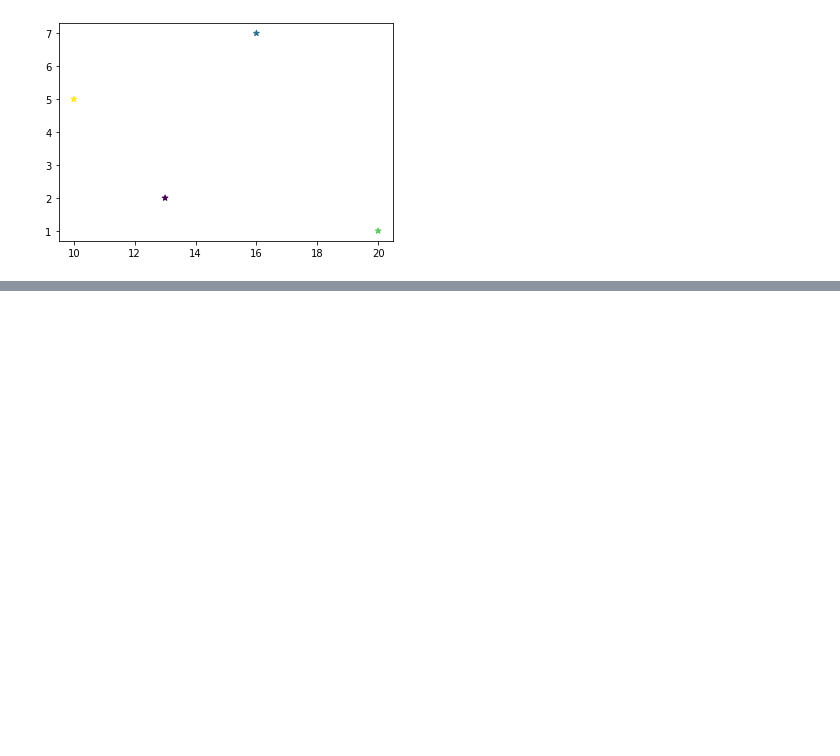
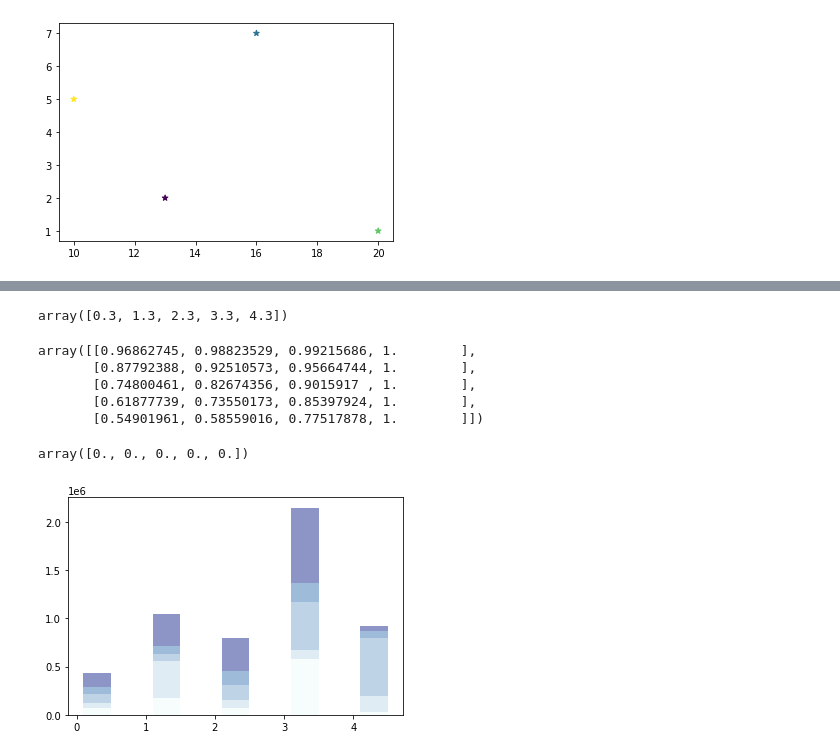
Before and after one commit to tohnperfect/DPDM2021, a Jupyter notebook: Data102_(Chapter_2).ipynb, the cells around one changed output, grey strips where cells are left out. Cells and saved outputs as stored; diff of their text form; code cells hidden in the pictures; blank space fills up the shorter version.

```diff
--- a/Data102_(Chapter_2).ipynb
+++ b/Data102_(Chapter_2).ipynb
@@ -517,0 +528,6 @@ plt.scatter(x,y,c=z,marker='*')
+# %%
+data = [[ 66386, 174296,  75131, 577908,  32015],
+        [ 58230, 381139,  78045,  99308, 160454],
+        [ 89135,  80552, 152558, 497981, 603535],
+        [ 78415,  81858, 150656, 193263,  69638],
+        [139361, 331509, 343164, 781380,  52269]]
@@ -517,0 +542,3 @@ plt.scatter(x,y,c=z,marker='*')
+# %%
+columns = ('Freeze', 'Wind', 'Flood', 'Quake', 'Hail')
+rows = ['%d year' % x for x in (100, 50, 20, 10, 5)]
@@ -517,0 +556,19 @@ plt.scatter(x,y,c=z,marker='*')
+# %%
+# Get some pastel shades for the colors
+colors = plt.cm.BuPu(np.linspace(0, 0.5, len(rows)))
+n_rows = len(data)
+
+index = np.arange(len(columns)) + 0.3
+bar_width = 0.4
+# %%
+index
+# %% [output]
+array([0.3, 1.3, 2.3, 3.3, 4.3])
+# %%
+colors
+# %% [output]
+array([[0.96862745, 0.98823529, 0.99215686, 1.        ],
+       [0.87792388, 0.92510573, 0.95664744, 1.        ],
+       [0.74800461, 0.82674356, 0.9015917 , 1.        ],
+       [0.61877739, 0.73550173, 0.85397924, 1.        ],
+       [0.54901961, 0.58559016, 0.77517878, 1.        ]])
@@ -517,0 +578,15 @@ plt.scatter(x,y,c=z,marker='*')
+# %%
+y_offset
+# %% [output]
+array([0., 0., 0., 0., 0.])
+# %%
+# Initialize the vertical-offset for the stacked bar chart.
+y_offset = np.zeros(len(columns))
+# Plot bars and create text labels for the table
+cell_text = []
+for row in range(n_rows):
+    plt.bar(index, data[row], bar_width, bottom=y_offset, color=colors[row])
+    y_offset = y_offset + data[row]
+    cell_text.append(['%1.1f' % (x / 1000.0) for x in y_offset])
+# %% [output]
+[figure, added]
```
Also changed, not shown: parts of 35 cells of this notebook.
